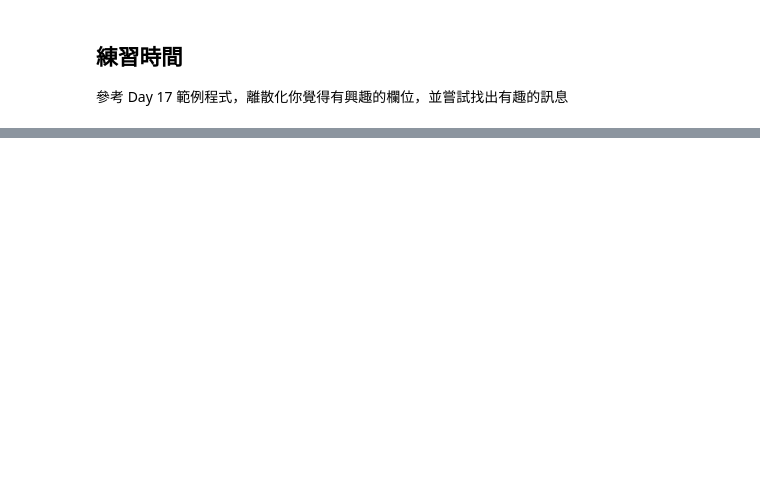
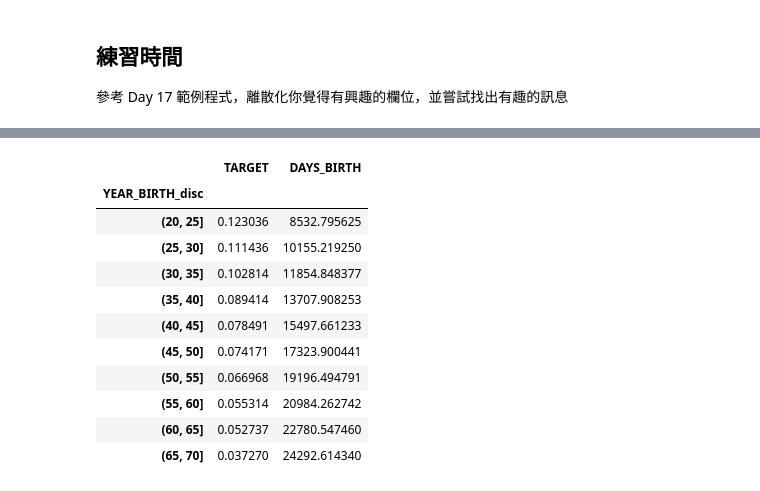
Before and after one commit to CKMaxwell/ML100Days, a Jupyter notebook: Day_018_HW.ipynb, the cells around one changed output, grey strips where cells are left out. Saved outputs shown, nothing was run; the diff lists cells and outputs as text; code cells hidden in the pictures; blank space fills up the shorter version.

```diff
--- a/Day_018_HW.ipynb
+++ b/Day_018_HW.ipynb
@@ -67,0 +119,17 @@ plt.xticks(rotation = 75); plt.xlabel('DAYS_BIRTH(years)'); plt.ylabel('Failure
+# %%
+# 依照組別彙整年齡資料 "每一欄的平均值"
+age_groups  = app_train2.groupby('YEAR_BIRTH_disc').mean()
+age_groups
+# %% [output]
+|  | TARGET | DAYS_BIRTH |
+| YEAR_BIRTH_disc |  |  |
+| (20, 25] | 0.123036 | 8532.795625 |
+| (25, 30] | 0.111436 | 10155.219250 |
+| (30, 35] | 0.102814 | 11854.848377 |
+| (35, 40] | 0.089414 | 13707.908253 |
+| (40, 45] | 0.078491 | 15497.661233 |
+| (45, 50] | 0.074171 | 17323.900441 |
+| (50, 55] | 0.066968 | 19196.494791 |
+| (55, 60] | 0.055314 | 20984.262742 |
+| (60, 65] | 0.052737 | 22780.547460 |
+| (65, 70] | 0.037270 | 24292.614340 |
```
Also changed, not shown: parts of 7 cells of this notebook.
